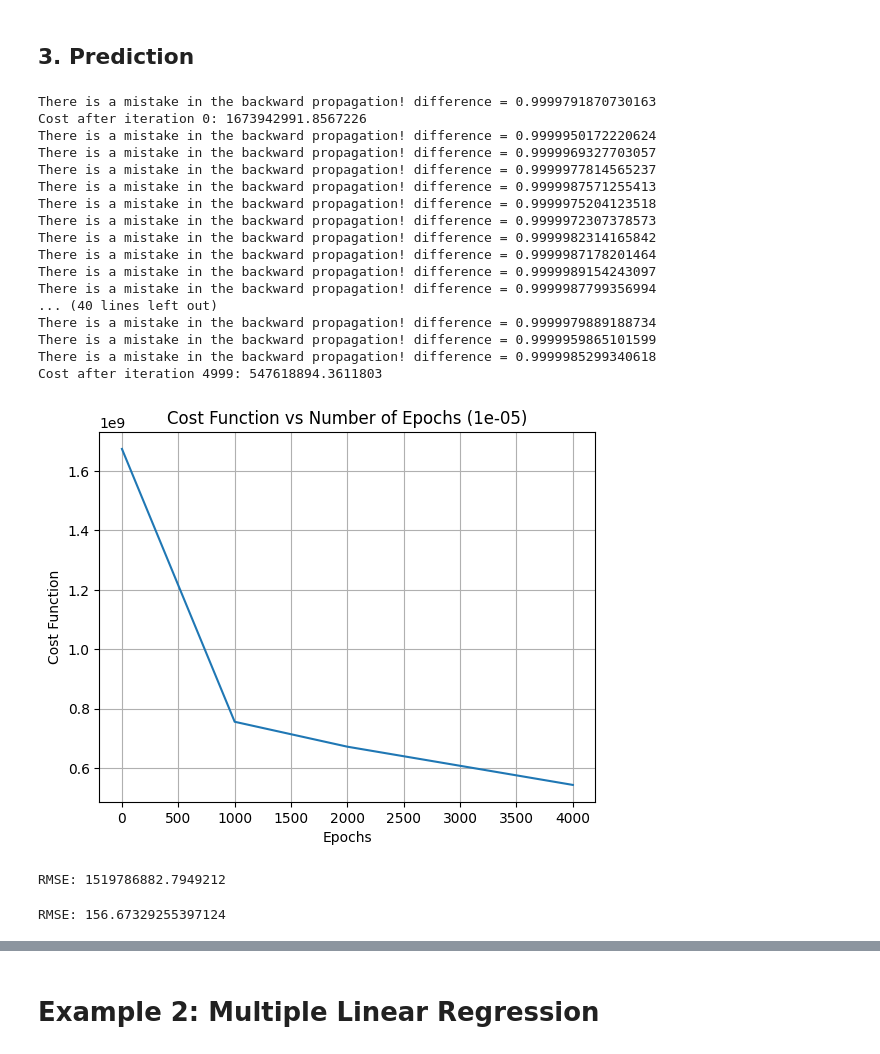
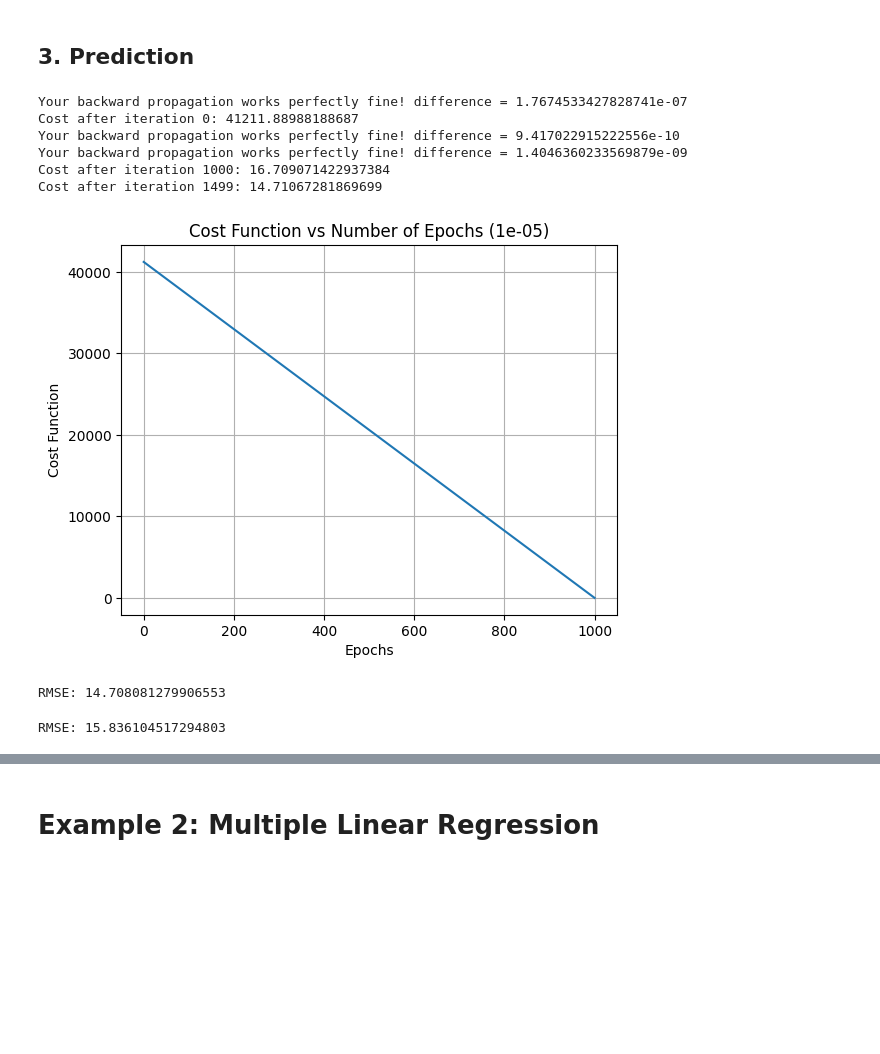
Before and after one commit to NickOLeeney/neural-network-from-scratch, a Jupyter notebook: examples/regression.ipynb, the cells around one changed output, grey strips where cells are left out. Drawn from its saved outputs; the diff is of its cells as text; code cells hidden in the pictures; blank space fills up the shorter version.

```diff
--- a/examples/regression.ipynb
+++ b/examples/regression.ipynb
@@ -52,36 +52,25 @@ train_x, test_x, train_y, test_y = train_test_split(features, target, test_size=
 # %% [markdown]
 ## 3. Prediction
 # %%
-model = NeuralNetworkFromScratch(layers_dims=[train_x.shape[1], 8, 4, 3, 2, 1], task='regression', learning_rate=1e-5, n_epochs=5000, print_cost=True, keep_prob=0.5)
+model = NeuralNetworkFromScratch(layers_dims=[train_x.shape[1], 8, 4, 3, 2, 1], task='regression', learning_rate=1e-5, n_epochs=1500, print_cost=True, keep_prob=1)
 # %%
-parameters, costs = model.fit(train_x, train_y, print_every=1000, plot_cost_function=True,debug=100)
+parameters, costs = model.fit(train_x, train_y, print_every=1000, plot_cost_function=True, debug=500)
 # %% [output]
-There is a mistake in the backward propagation! difference = 0.9999791870730163
-Cost after iteration 0: 1673942991.8567226
-There is a mistake in the backward propagation! difference = 0.9999950172220624
-There is a mistake in the backward propagation! difference = 0.9999969327703057
-There is a mistake in the backward propagation! difference = 0.9999977814565237
-There is a mistake in the backward propagation! difference = 0.9999987571255413
-There is a mistake in the backward propagation! difference = 0.9999975204123518
-There is a mistake in the backward propagation! difference = 0.9999972307378573
-There is a mistake in the backward propagation! difference = 0.9999982314165842
-There is a mistake in the backward propagation! difference = 0.9999987178201464
-There is a mistake in the backward propagation! difference = 0.9999989154243097
-There is a mistake in the backward propagation! difference = 0.9999987799356994
-... (40 lines left out)
-There is a mistake in the backward propagation! difference = 0.9999979889188734
-There is a mistake in the backward propagation! difference = 0.9999959865101599
-There is a mistake in the backward propagation! difference = 0.9999985299340618
-Cost after iteration 4999: 547618894.3611803
+Your backward propagation works perfectly fine! difference = 1.7674533427828741e-07
+Cost after iteration 0: 41211.88988188687
+Your backward propagation works perfectly fine! difference = 9.417022915222556e-10
+Your backward propagation works perfectly fine! difference = 1.4046360233569879e-09
+Cost after iteration 1000: 16.709071422937384
+Cost after iteration 1499: 14.71067281869699
-[figure, old version]
+[figure, new version]
 # %%
 pred_train = model.predict(train_x, train_y)
 # %% [output]
-RMSE: 1519786882.7949212
+RMSE: 14.708081279906553
 # %%
 pred = model.predict(test_x, test_y)
 # %% [output]
-RMSE: 156.67329255397124
+RMSE: 15.836104517294803
 # %%
 plt.figure(figsize=(10,6))
 plt.plot(train_x, train_y, '.', label='actual train')
```
Also changed, not shown: parts of 3 cells of this notebook, 4 other files.
